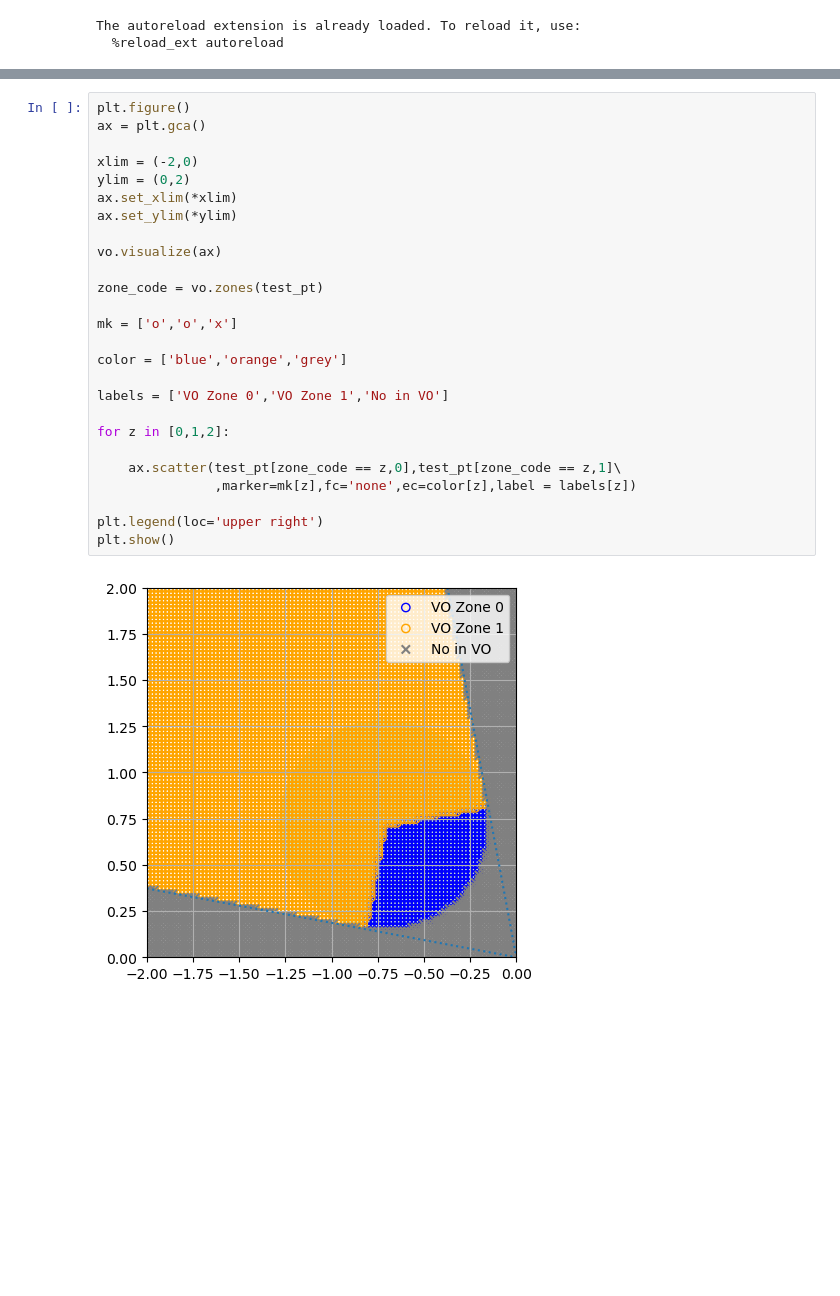
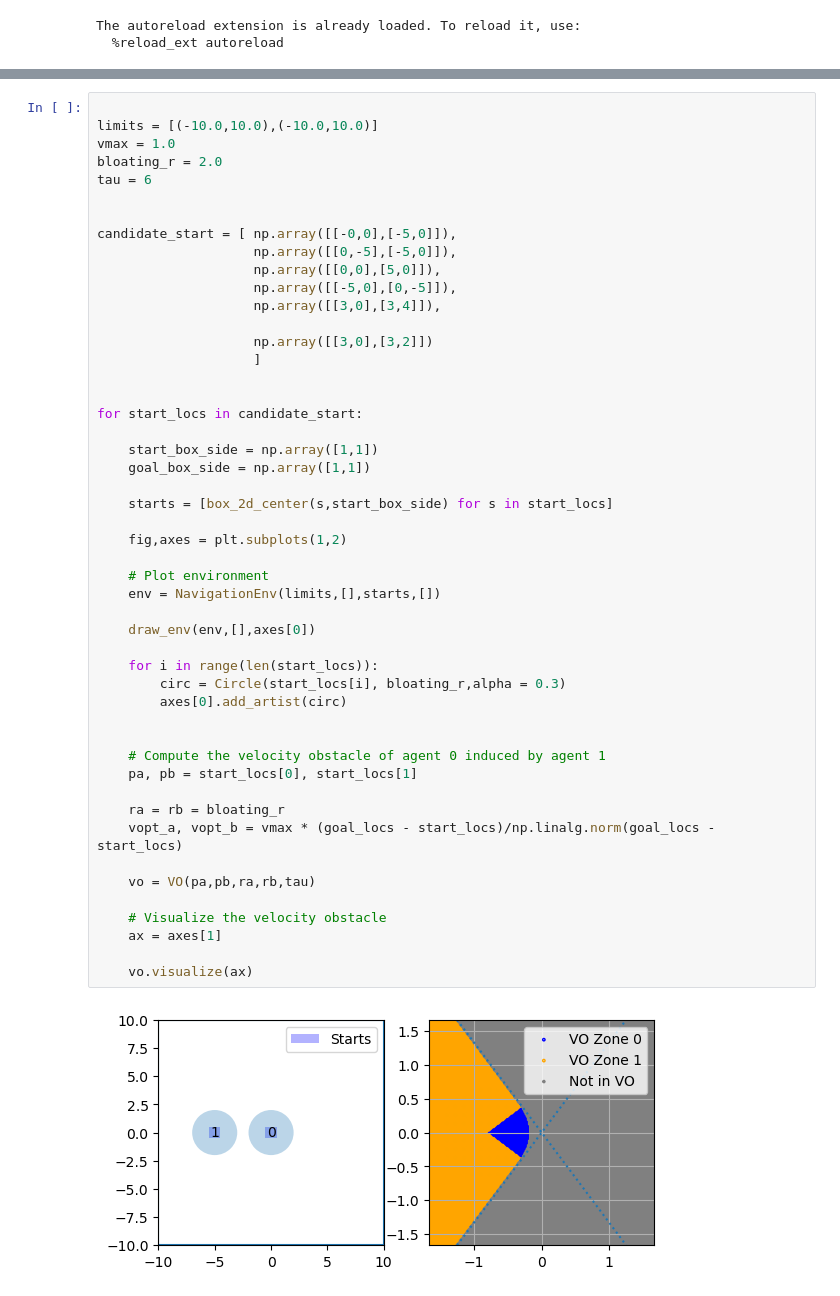
Before and after one commit to CoNG-harvard/PA-Nav, a Jupyter notebook: notebooks/Velocity Obstacle.ipynb, the cells around one changed output, grey strips where cells are left out. Cells and saved outputs as stored; diff of their text form; blank space fills up the shorter version.

Commit message:
Finalize two-agent VO.

```diff
--- a/notebooks/Velocity Obstacle.ipynb
+++ b/notebooks/Velocity Obstacle.ipynb
@@ -62,28 +18,51 @@ test_pt = np.vstack([xv.flatten(),yv.flatten()]).T
-# %%
-plt.figure()
-ax = plt.gca()
-
-xlim = (-2,0)
-ylim = (0,2)
-ax.set_xlim(*xlim)
-ax.set_ylim(*ylim)
-
-vo.visualize(ax)
-
-zone_code = vo.zones(test_pt)
-
-mk = ['o','o','x']
-
-color = ['blue','orange','grey']
-
-labels = ['VO Zone 0','VO Zone 1','No in VO']
-
-for z in [0,1,2]:
-
-    ax.scatter(test_pt[zone_code == z,0],test_pt[zone_code == z,1]\
-               ,marker=mk[z],fc='none',ec=color[z],label = labels[z])
-
-plt.legend(loc='upper right')
-plt.show()
-# %% [output]
-[figure, removed]
+# %%
+
+limits = [(-10.0,10.0),(-10.0,10.0)]
+vmax = 1.0
+bloating_r = 2.0
+tau = 6
+
+
+candidate_start = [ np.array([[-0,0],[-5,0]]),
+                    np.array([[0,-5],[-5,0]]),
+                    np.array([[0,0],[5,0]]),
+                    np.array([[-5,0],[0,-5]]),
+                    np.array([[3,0],[3,4]]),
+
+                    np.array([[3,0],[3,2]])
+                    ]
+
+
+for start_locs in candidate_start:
+
+    start_box_side = np.array([1,1])
+    goal_box_side = np.array([1,1])
+
+    starts = [box_2d_center(s,start_box_side) for s in start_locs]
+
+    fig,axes = plt.subplots(1,2)
+
+    # Plot environment
+    env = NavigationEnv(limits,[],starts,[])
+
+    draw_env(env,[],axes[0])
+
+    for i in range(len(start_locs)):
+        circ = Circle(start_locs[i], bloating_r,alpha = 0.3)
+        axes[0].add_artist(circ)
+
+
+    # Compute the velocity obstacle of agent 0 induced by agent 1
+    pa, pb = start_locs[0], start_locs[1]
+
+    ra = rb = bloating_r
+    vopt_a, vopt_b = vmax * (goal_locs - start_locs)/np.linalg.norm(goal_locs - start_locs)
+
+    vo = VO(pa,pb,ra,rb,tau)
+
+    # Visualize the velocity obstacle
+    ax = axes[1]
+
+    vo.visualize(ax)
+# %% [output]
+[figure, added]
```
Also changed, not shown: parts of 3 cells of this notebook, 2 other files.
